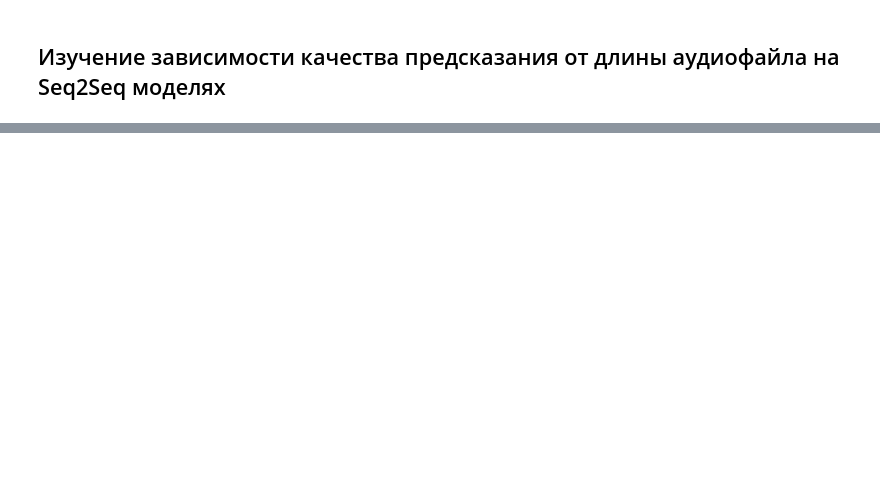
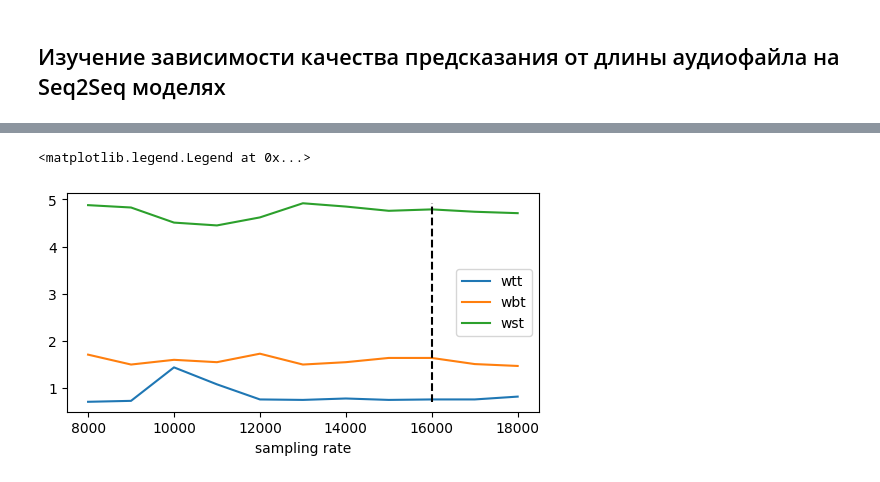
Before and after one commit to EgorYankovsky/NEYRO_2, a Jupyter notebook: PZ2_control.ipynb, the cells around one changed output, grey strips where cells are left out. Saved outputs shown, nothing was run; the diff lists cells and outputs as text; code cells hidden in the pictures; blank space fills up the shorter version.

```diff
--- a/PZ2_control.ipynb
+++ b/PZ2_control.ipynb
@@ -677,0 +886,11 @@ print(cer_metric.compute(references=[normalizer(" ".join(target_text))],
+# %%
+fig, ax = plt.subplots(figsize=(5, 2.7), layout='constrained')
+ax.plot(sampling_rates, wtt, label='wtt')
+ax.plot(sampling_rates, wbt, label='wbt')
+ax.plot(sampling_rates, wst, label='wst')
+ax.plot([16_000.0, 16_000.0], [min(wtt), max(wst)], "--", color = "black")
+ax.set_xlabel('sampling rate')
+ax.legend()
+# %% [output]
+<matplotlib.legend.Legend at 0x...>
+[figure, added]
```
Also changed, not shown: parts of 44 cells of this notebook.
